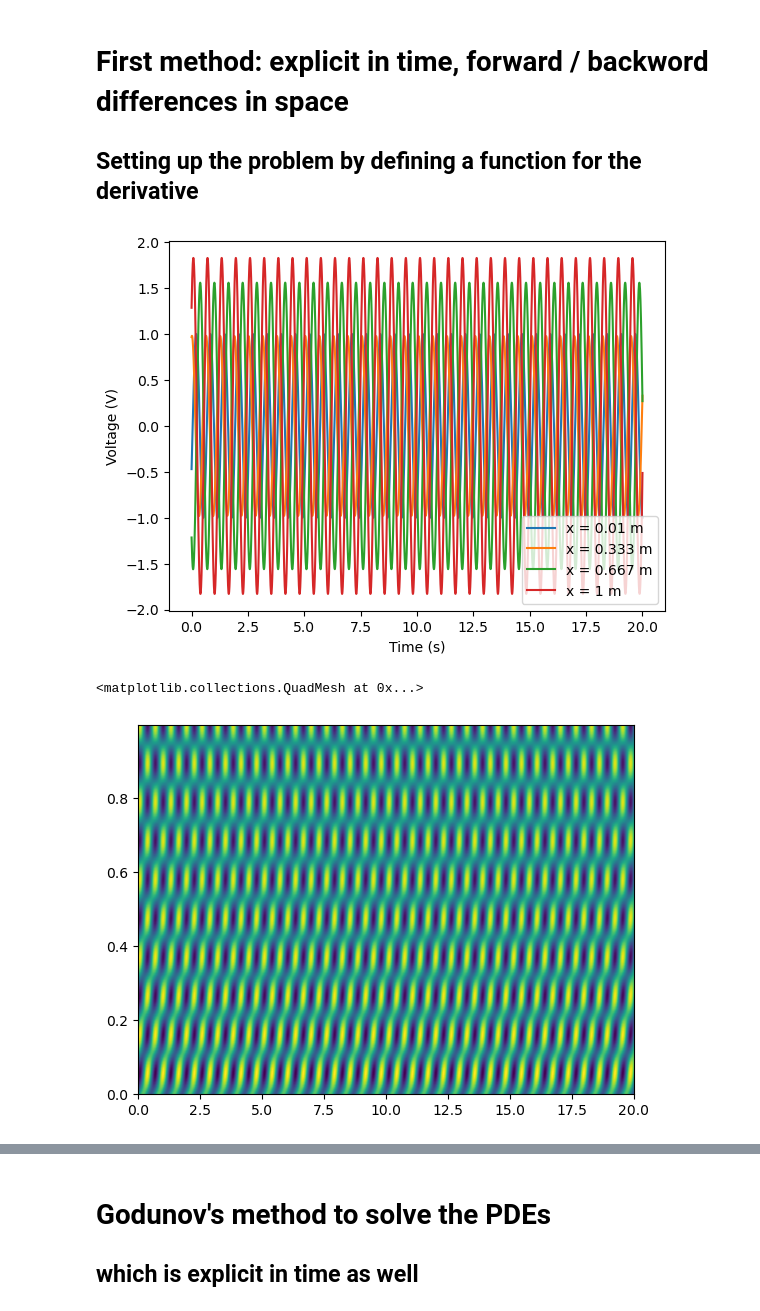
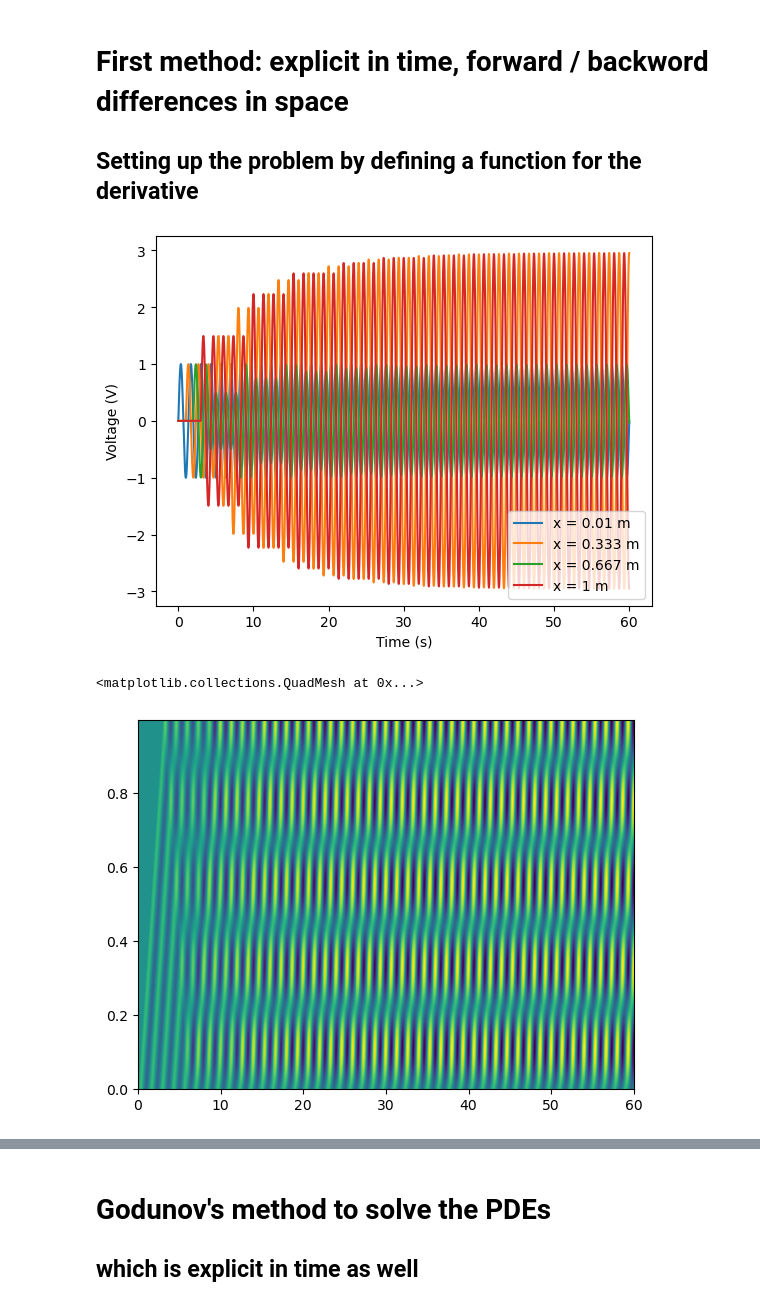
Before and after one commit to AlejandroPenacho/PINN-Project, a Jupyter notebook: numerical.ipynb, the cells around one changed output, grey strips where cells are left out. Cells and saved outputs as stored; diff of their text form; code cells hidden in the pictures.

```diff
--- a/numerical.ipynb
+++ b/numerical.ipynb
@@ -85,24 +82,25 @@ def get_derivative(t, x):
 
     return np.concatenate((der_v, der_i))
 # %%
-sol = solve_ivp(get_derivative, [0, 20], np.hstack((u_0,i_0)), method='RK45', dense_output=True, rtol=1e-9, atol=1e-9)
+sol = solve_ivp(get_derivative, [0, 60], np.zeros(2*n_x), method='RK45', dense_output=True, rtol=1e-9, atol=1e-9) #np.hstack((u_0,i_0))
 plt.plot(sol.t, sol.y[0,:], label="x = 0.01 m")
 plt.plot(sol.t, sol.y[int(n_x/3),:], label="x = 0.333 m")
 plt.plot(sol.t, sol.y[int(2*n_x/3),:], label="x = 0.667 m")
 plt.plot(sol.t, sol.y[n_x-1,:], label= "x = 1 m")
 plt.xlabel("Time (s)")
 plt.ylabel("Voltage (V)")
 plt.legend(loc="lower right")
 plt.show()
-
-fig = plt.figure()
-ax = fig.subplots()
-T, X = np.meshgrid(sol.t, x_array)
-ax.pcolormesh(T, X, sol.y[:n_x, :])
 # %% [output]
-[figure, old version]
+[figure, new version]
-<matplotlib.collections.QuadMesh at 0x...>
-[figure, removed]
+# %%
+fig = plt.figure()
+ax = fig.subplots()
+T, X = np.meshgrid(sol.t[0::10], x_array)
+ax.pcolormesh(T, X, sol.y[:n_x, 0::10])
+# %% [output]
+<matplotlib.collections.QuadMesh at 0x...>
+[figure, added]
 # %%
 
 n_t = sol.y.shape[1]
```
Also changed, not shown: parts of 3 cells of this notebook, 1 other file.
